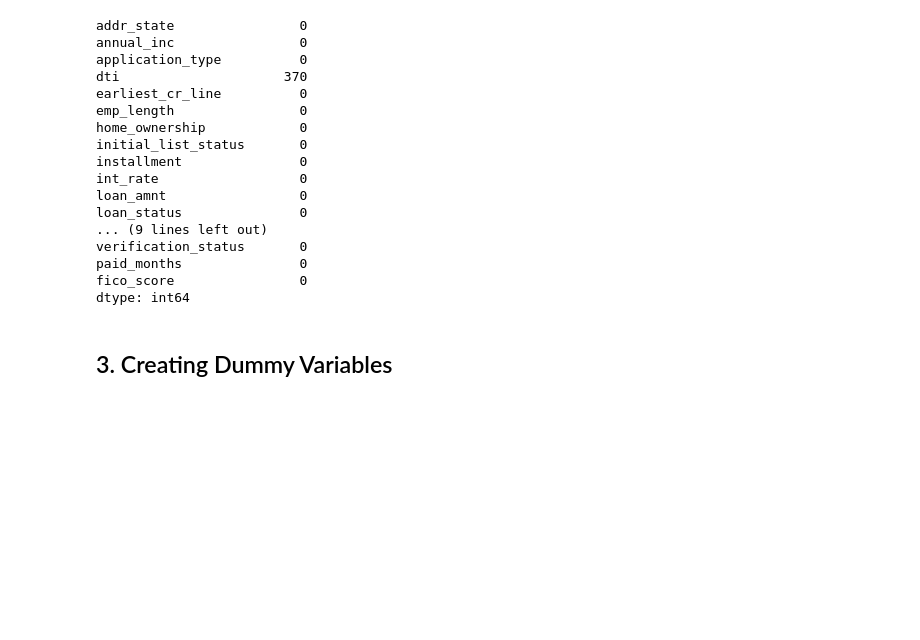
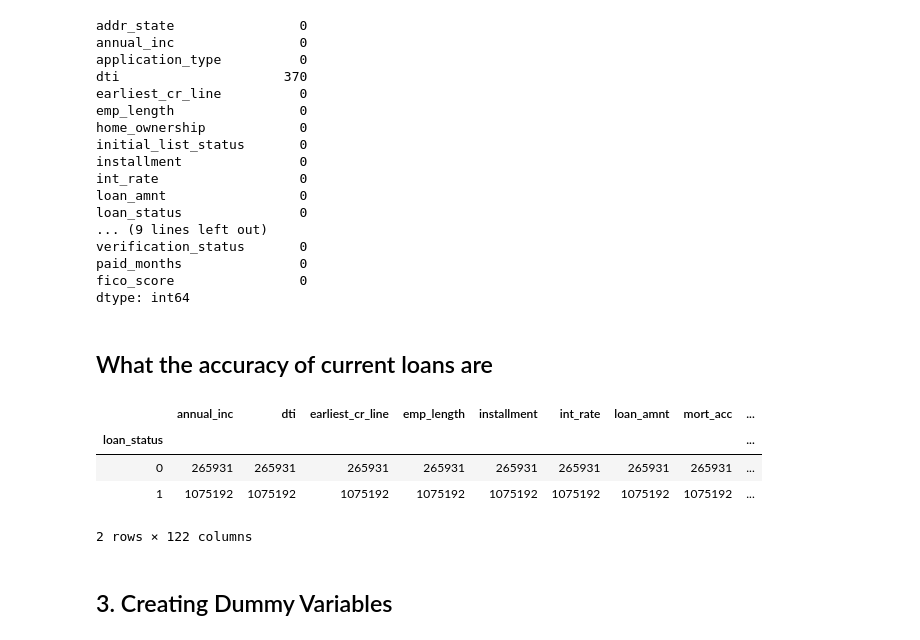
Before and after one commit to miazhx/capstone, a Jupyter notebook: James/Predicting Default Rate.ipynb, the cells around one changed output. Drawn from its saved outputs; the diff is of its cells as text; code cells hidden in the pictures; blank space fills up the shorter version.

```diff
--- a/James/Predicting Default Rate.ipynb
+++ b/James/Predicting Default Rate.ipynb
@@ -373,3 +373,13 @@ fico_score                0
 dtype: int64
 # %%
 loans = loans.dropna()
+# %% [markdown]
+## What the accuracy of current loans are
+# %%
+loans.groupby('loan_status').count()
+# %% [output]
+|  | annual_inc | dti | earliest_cr_line | emp_length | installment | int_rate | loan_amnt | mort_acc | ... |
+| loan_status |  |  |  |  |  |  |  |  | ... |
+| 0 | 265931 | 265931 | 265931 | 265931 | 265931 | 265931 | 265931 | 265931 | ... |
+| 1 | 1075192 | 1075192 | 1075192 | 1075192 | 1075192 | 1075192 | 1075192 | 1075192 | ... |
+2 rows × 122 columns
```
Also changed, not shown: parts of 26 cells of this notebook.
